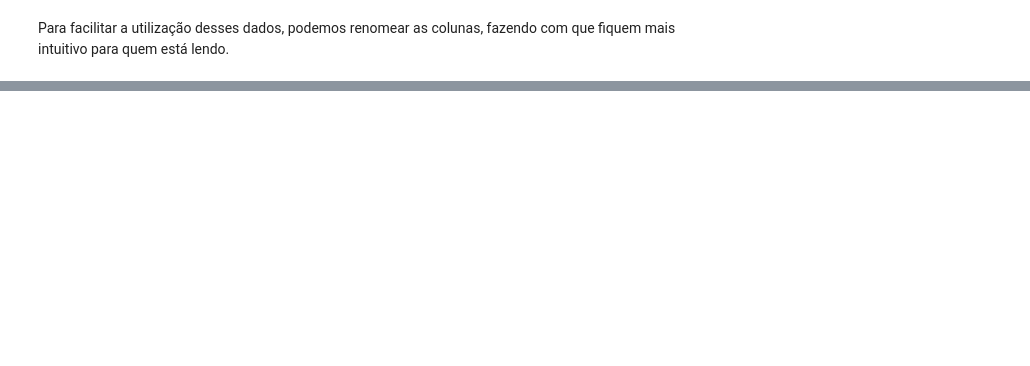
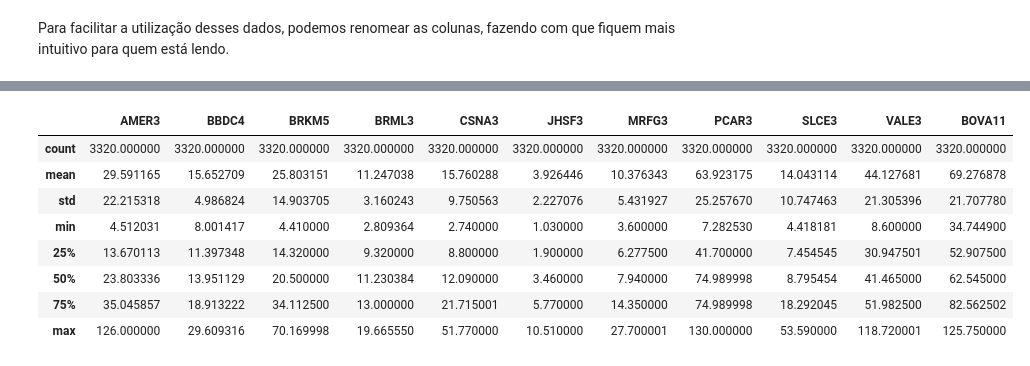
Before and after one commit to alexcamargos/Learning_Python_Programming, a Jupyter notebook: FinancialData/dados_financeiros.ipynb, the cells around one changed output, grey strips where cells are left out. Cells and saved outputs as stored; diff of their text form; code cells hidden in the pictures; blank space fills up the shorter version.

```diff
--- a/FinancialData/dados_financeiros.ipynb
+++ b/FinancialData/dados_financeiros.ipynb
@@ -234,0 +320,13 @@ memory usage: 397.7 KB
+# %%
+# Summary statistics of the Series or Dataframe provided.
+carteira_normalizada.describe()
+# %% [output]
+|  | AMER3 | BBDC4 | BRKM5 | BRML3 | CSNA3 | JHSF3 | MRFG3 | PCAR3 | SLCE3 | VALE3 | BOVA11 |
+| count | 3320.000000 | 3320.000000 | 3320.000000 | 3320.000000 | 3320.000000 | 3320.000000 | 3320.000000 | 3320.000000 | 3320.000000 | 3320.000000 | 3320.000000 |
+| mean | 29.591165 | 15.652709 | 25.803151 | 11.247038 | 15.760288 | 3.926446 | 10.376343 | 63.923175 | 14.043114 | 44.127681 | 69.276878 |
+| std | 22.215318 | 4.986824 | 14.903705 | 3.160243 | 9.750563 | 2.227076 | 5.431927 | 25.257670 | 10.747463 | 21.305396 | 21.707780 |
+| min | 4.512031 | 8.001417 | 4.410000 | 2.809364 | 2.740000 | 1.030000 | 3.600000 | 7.282530 | 4.418181 | 8.600000 | 34.744900 |
+| 25% | 13.670113 | 11.397348 | 14.320000 | 9.320000 | 8.800000 | 1.900000 | 6.277500 | 41.700000 | 7.454545 | 30.947501 | 52.907500 |
+| 50% | 23.803336 | 13.951129 | 20.500000 | 11.230384 | 12.090000 | 3.460000 | 7.940000 | 74.989998 | 8.795454 | 41.465000 | 62.545000 |
+| 75% | 35.045857 | 18.913222 | 34.112500 | 13.000000 | 21.715001 | 5.770000 | 14.350000 | 74.989998 | 18.292045 | 51.982500 | 82.562502 |
+| max | 126.000000 | 29.609316 | 70.169998 | 19.665550 | 51.770000 | 10.510000 | 27.700001 | 130.000000 | 53.590000 | 118.720001 | 125.750000 |
```
Also changed, not shown: parts of 30 cells of this notebook.
